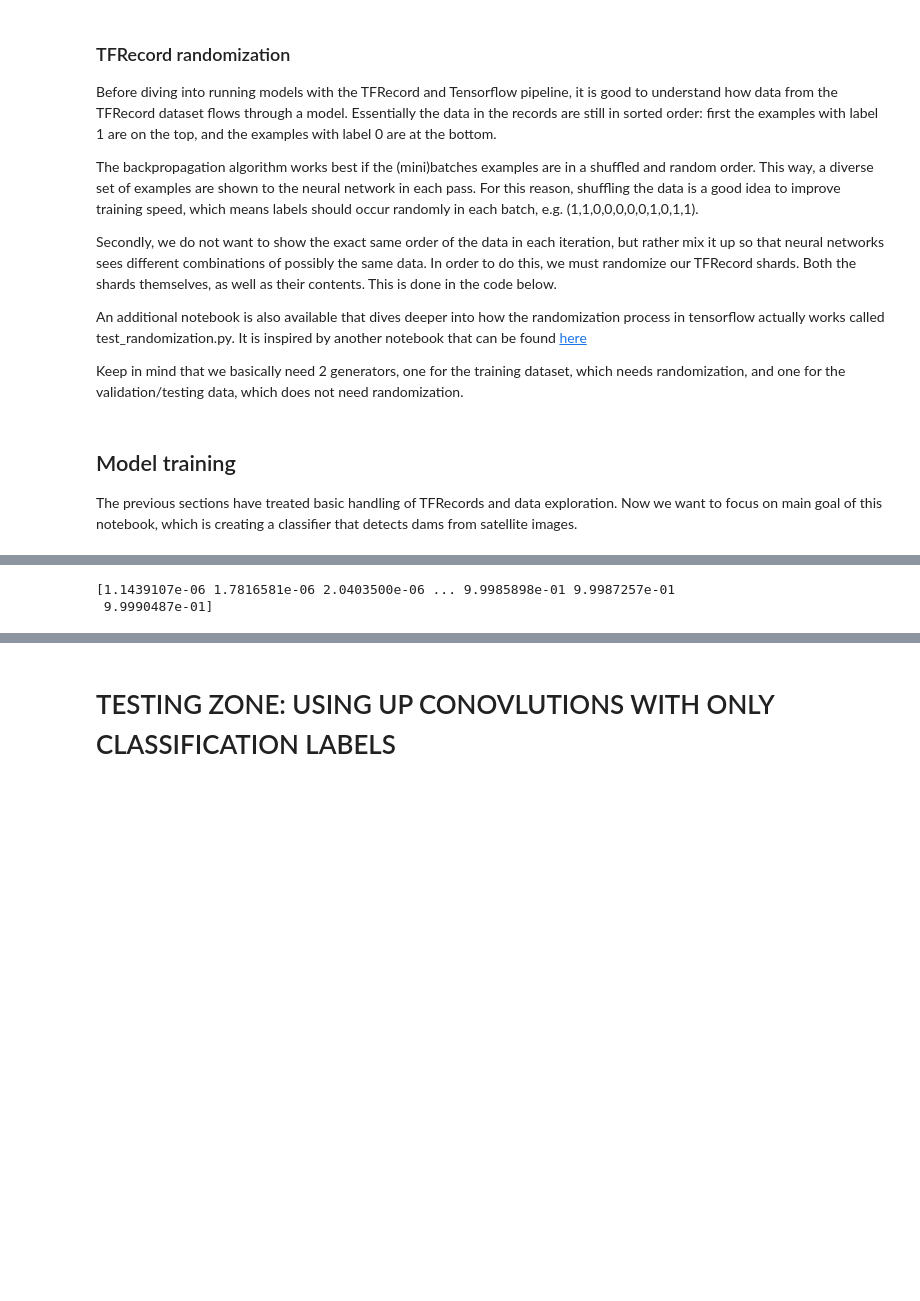
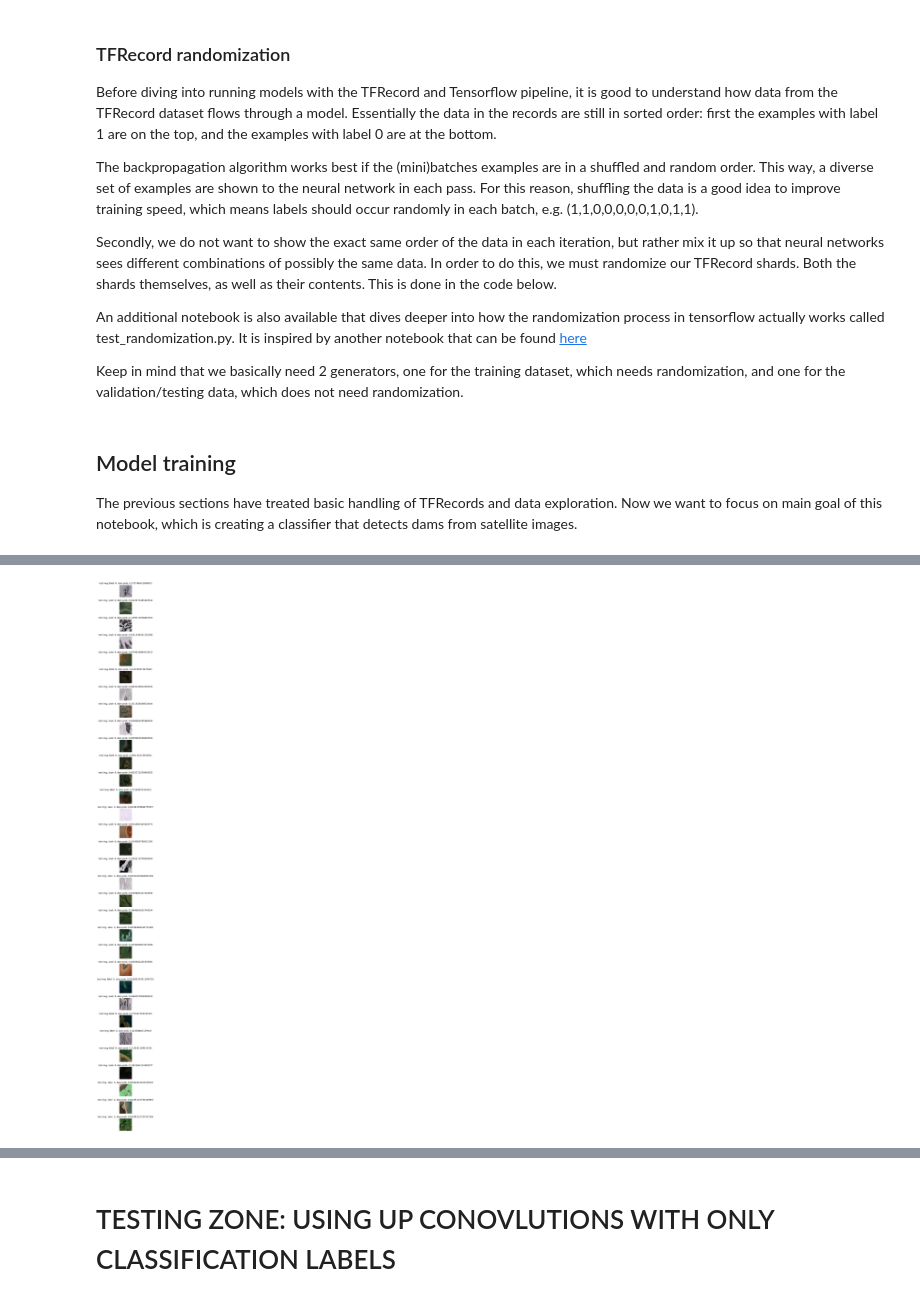
Before and after one commit to stephandooper/dam_detection, a Jupyter notebook: dam_detection.ipynb, the cells around one changed output, grey strips where cells are left out. Drawn from its saved outputs; the diff is of its cells as text; code cells hidden in the pictures; blank space fills up the shorter version.

```diff
--- a/dam_detection.ipynb
+++ b/dam_detection.ipynb
@@ -723,10 +737,11 @@ def random(file_names, target_size, buffer_size, channels, stretch_colorspace=Tr
 
     #dataset = dataset.repeat(4)
     dataset = dataset.map(parse_serialized_example, num_parallel_calls=tf.data.experimental.AUTOTUNE)
-    dataset = dataset.map(parse_image(dims = target_size, channels = channels, stretch_colorspace=stretch_colorspace, use_augment=use_augment),
+    dataset = dataset.map(parse_image(dims = target_size, channels = channels, stretch_colorspace=stretch_colorspace),
                           num_parallel_calls=tf.data.experimental.AUTOTUNE)
+
     for f in augmentations:
-    dataset = dataset.map(lambda x,y: tf.cond(tf.random_uniform([], 0, 1) > 0.75, lambda: (f(x),y), lambda: (x, y)), num_parallel_calls=4)
+        dataset = dataset.map(lambda x,y: tf.cond(tf.random_uniform([], 0, 1) > 0.75, lambda: (f(x),y), lambda: (x, y)), num_parallel_calls=4)
 
     dataset = dataset.batch(32)
     dataset = dataset.map(lambda x,y: (flip(x), y), num_parallel_calls = tf.data.experimental.AUTOTUNE)
@@ -739,7 +754,7 @@ def validate(file_names, target_size, channels, stretch_colorspace=True):
     files = tf.data.Dataset.list_files(file_names, shuffle=None, seed=SEED)
     dataset = tf.data.TFRecordDataset(files, compression_type='GZIP')
     dataset = dataset.map(parse_serialized_example, num_parallel_calls=tf.data.experimental.AUTOTUNE)
-    dataset = dataset.map(parse_image(dims = target_size, channels = channels, stretch_colorspace=stretch_colorspace, use_augment=False),
+    dataset = dataset.map(parse_image(dims = target_size, channels = channels, stretch_colorspace=stretch_colorspace),
                           num_parallel_calls=tf.data.experimental.AUTOTUNE)
     dataset = dataset.batch(32)
 
@@ -749,15 +764,15 @@ def validate(file_names, target_size, channels, stretch_colorspace=True):
 The previous sections have treated basic handling of TFRecords and data exploration. Now we want to focus on main goal of this notebook, which is creating a classifier that detects dams from satellite images.
 # %%
 # Load the TFRecord file
-TARGET_SIZE=[50, 50]
-BUFFER_SIZE=3000
-CHANNELS = ['B4', 'B3', 'B2']
-USE_AUGMENT = False
+# was 50, 50
+TARGET_SIZE= [128, 128]
+BUFFER_SIZE= 3000
+CHANNELS = ['B4', 'B3', 'B2', 'NDWI', 'AVE']
 STRETCH_COLORSPACE=True
 BATCH_SIZE = 32
 AUGMENTATIONS = [flip, rotate]
 
-train_dataset = random(x_train, TARGET_SIZE, BUFFER_SIZE, CHANNELS, USE_AUGMENT)
+train_dataset = random(x_train, TARGET_SIZE, BUFFER_SIZE, CHANNELS )
 val_dataset = validate(x_val, TARGET_SIZE, CHANNELS)
-test_dataset = validate(x_test, [257, 257], CHANNELS)
+test_dataset = validate(x_test, TARGET_SIZE, CHANNELS)
 # %%
@@ -815,5 +898,20 @@ print(preds.shape)
-# %%
-print(np.unique(preds.flatten()))
-# %% [output]
-[1.1439107e-06 1.7816581e-06 2.0403500e-06 ... 9.9985898e-01 9.9987257e-01
- 9.9990487e-01]
+# %%
+preds = x.predict(test_dataset.take(1))
+columns = 1
+rows = 32
+
+fig = plt.figure(figsize=(columns+8, rows+6))
+gs = gridspec.GridSpec(rows, columns,
+         wspace=0.0, hspace=0.4,
+         top=1.2-0.5/(rows + 1), bottom=0.5/(rows+1),
+         left=0.5/(columns+1), right=1-0.5/(columns+1))
+
+for img, label in test_dataset.take(1):
+    for j in range(0,32):
+        # bad example: too dark
+        ax = plt.subplot(gs[j,0])
+        ax.set_title("test img, label: {}, dam prob: {}".format(np.argmax(label[j,:]), np.squeeze(preds[j])[1]))
+        ax.imshow(img[j,:,:,0:3])
+        plt.axis('off')
+# %% [output]
+[figure, added]
```
Also changed, not shown: parts of 14 cells of this notebook, 12 other files.
